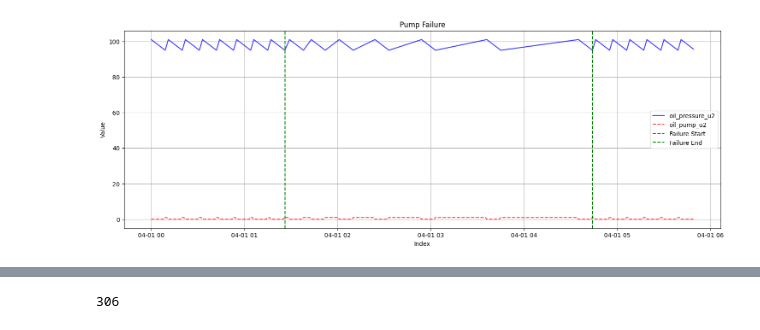
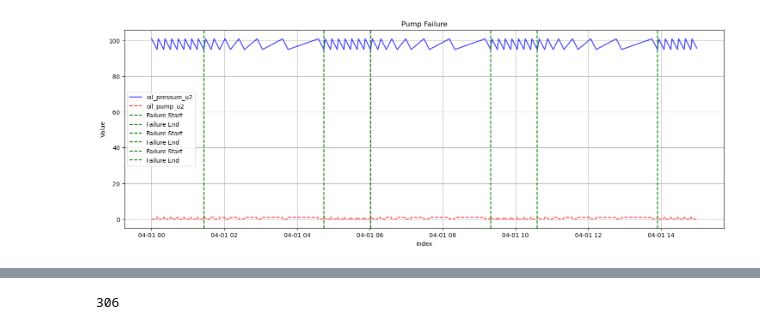
Before and after one commit to xiazong-fortum/TL-NAB, a Jupyter notebook: transfer_learning/simulate_data.ipynb, the cells around one changed output, grey strips where cells are left out. Cells and saved outputs as stored; diff of their text form; code cells hidden in the pictures.

```diff
--- a/transfer_learning/simulate_data.ipynb
+++ b/transfer_learning/simulate_data.ipynb
@@ -101,7 +104,7 @@ decay_points = 10
 max = 101
 min = 95
 
-pump_failure = generate_data_with_slower_increase(max, min, rise_points, decay_points, initial_recurrence, end_recurrence, repetitions, growth_factor=1.5)
+pump_failure = generate_data_with_slower_increase(max, min, rise_points, decay_points, initial_recurrence, end_recurrence, repetitions, growth_factor=1.5, repeat=3)
 
 # Plotting the final combined data
 plt.figure(figsize=(18, 6))
@@ -179,23 +182,29 @@ inter_leakage
 # %%
-def identify_fault_label(data, title):
+def identify_fault_label(data, title, repeat):
+    windows = []
+    change_index = []
+    recover_index = []
     # Identify positions where 'oil_pump1_u2' changes from 0 to 1
     change_positions = (data['oil_pump_u2'].shift(1) == 0) & (data['oil_pump_u2'] == 1)
-    # Find the index of the occurrence
-    change_index = change_positions[change_positions].index[initial_recurrence+1]
-    if len(change_positions[change_positions]) <= initial_recurrence+repetitions:
-        recover_index = data.index[-1]
-    else:
-        recover_index = change_positions[change_positions].index[initial_recurrence+repetitions]
+    for i in range(repeat):
+        # Find the index of the occurrence
+        change_index.append(change_positions[change_positions].index[initial_recurrence*(i+1)+repetitions*i+1])
+        # if len(change_positions[change_positions]) <= initial_recurrence*(repeat+1)+repetitions*repeat:
+        #     recover_index = data.index[-1]
+        # else:
+        recover_index.append(change_positions[change_positions].index[(initial_recurrence+repetitions)*(i+1)])
+        windows.append([str(change_index[i]),str(recover_index[i])])
 
     # Display the index
-    print(change_index)
+    print(windows)
     plt.figure(figsize=(18, 6))
     plt.plot(data.index, data['oil_pressure_u2'], label='oil_pressure_u2', color='b', alpha=0.8)
     plt.plot(data.index, data['oil_pump_u2'], label='oil_pump_u2', color='r', linestyle='--', alpha=0.8)
 
     # Mark the fifth change index
-    plt.axvline(x=change_index, color='g', linestyle='--', label='Failure Start')
-    plt.axvline(x=recover_index, color='g', linestyle='--', label='Failure End')
+    for i in range(repeat):
+        plt.axvline(x=change_index[i], color='g', linestyle='--', label='Failure Start')
+        plt.axvline(x=recover_index[i], color='g', linestyle='--', label='Failure End')
 
     plt.title(title)
     plt.xlabel('Index')
@@ -203,8 +212,8 @@ def identify_fault_label(data, title):
     plt.legend()
     plt.grid(True)
     plt.show()
-    return [str(change_index), str(recover_index)]
-
-labels['pump_failure.csv'] = [identify_fault_label(pump_failure, title='Pump Failure')]
-pump_failure.to_csv('./data/test/pump_failure.csv')
+    return windows
+labels = {}
+labels['pump_failure3.csv'] = identify_fault_label(pump_failure, title='Pump Failure', repeat=3)
+pump_failure.to_csv('./data/test/pump_failure3.csv')
 # %% [output]
@@ -212,2 +221,2 @@ pump_failure.to_csv('./data/test/pump_failure.csv')
-[figure, old version]
+[figure, new version]
 # %%
```
Also changed, not shown: parts of 10 cells of this notebook, 12 other files.
